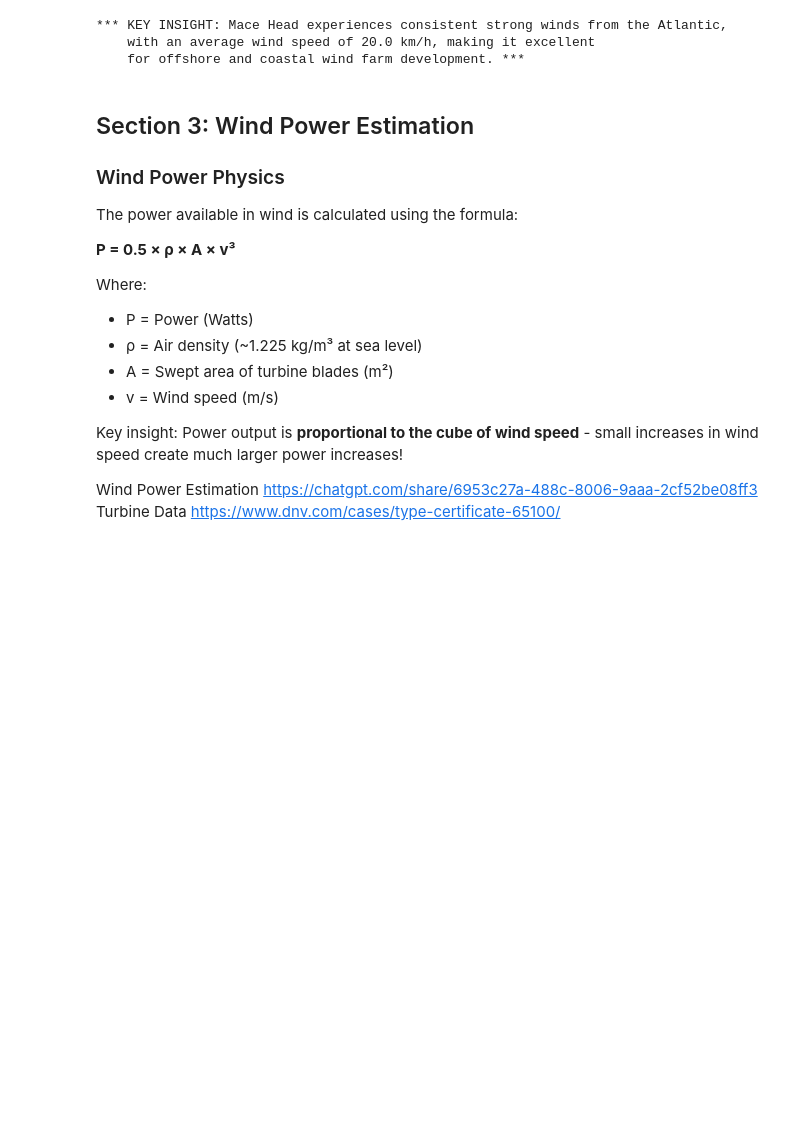
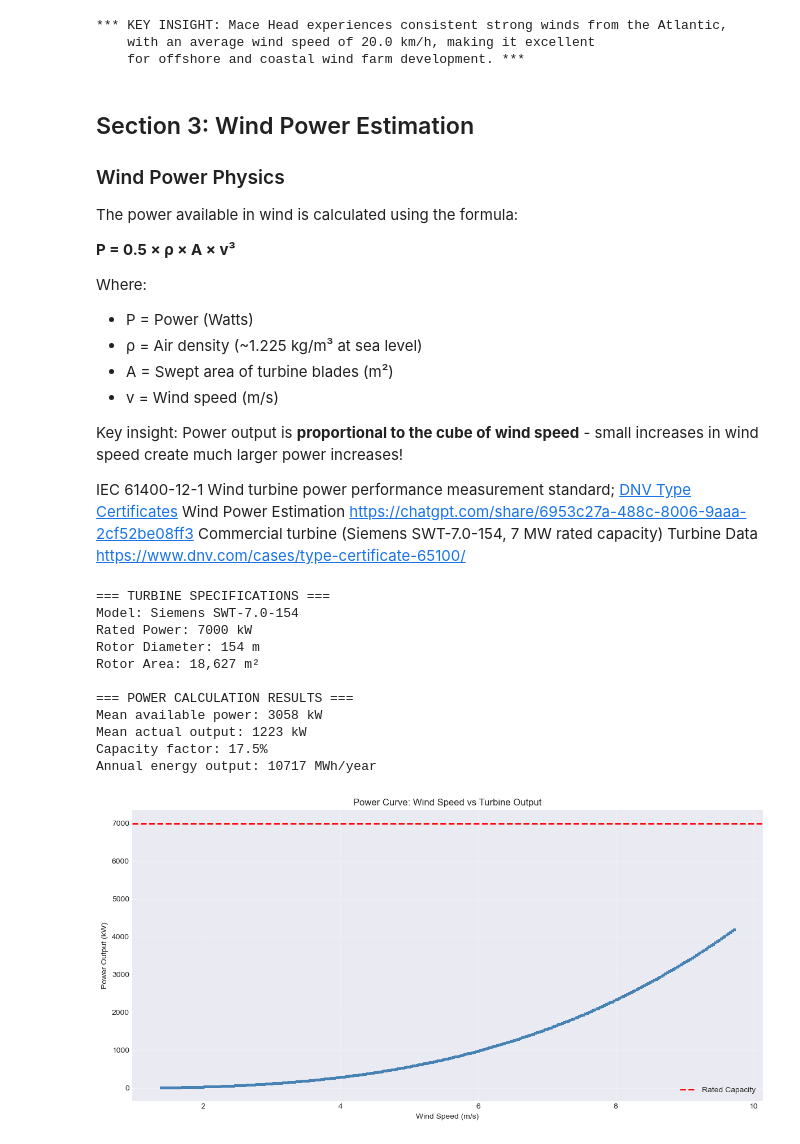
Before and after one commit to HewaOrang/PFDA, a Jupyter notebook: project/project.ipynb, the cells around one changed output. Drawn from its saved outputs; the diff is of its cells as text; code cells hidden in the pictures; blank space fills up the shorter version.

Commit message:
wind power estimation and commenting and references

```diff
--- a/project/project.ipynb
+++ b/project/project.ipynb
@@ -165,6 +178,71 @@ Where:
 
 Key insight: Power output is **proportional to the cube of wind speed** - small increases in wind speed create much larger power increases!
 
-
+IEC 61400-12-1 Wind turbine power performance measurement standard; [DNV Type Certificates](https://www.dnv.com/)
 Wind Power Estimation https://chatgpt.com/share/6953c27a-488c-8006-9aaa-2cf52be08ff3
+Commercial turbine (Siemens SWT-7.0-154, 7 MW rated capacity)
 Turbine Data https://www.dnv.com/cases/type-certificate-65100/
+# %%
+# Define physical constants and turbine parameters
+air_density = 1.225  # kg/m³ at sea level, standard conditions
+rotor_diameter = 154  # meters (diameter of rotor blades)
+rotor_area = np.pi * (rotor_diameter / 2) ** 2  # m² - circular swept area (A = πr²)
+rated_power = 7000  # kW - maximum power turbine can generate
+power_coefficient = 0.40  # Efficiency factor (Betz limit is 0.593)
+
+print("=== TURBINE SPECIFICATIONS ===")
+print(f"Model: Siemens SWT-7.0-154")
+print(f"Rated Power: {rated_power} kW")
+print(f"Rotor Diameter: {rotor_diameter} m")
+print(f"Rotor Area: {rotor_area:,.0f} m²")
+
+# Convert wind speed from km/h to m/s (divide by 3.6)
+wind_speed_ms = df_hourly['Wind_Speed_kmh'] / 3.6
+
+# Calculate AVAILABLE power in the wind using the formula: P = 0.5 * ρ * A * v³
+# Note: Power is CUBIC with wind speed - doubling wind speed = 8x power!
+# Reference: https://en.wikipedia.org/wiki/Wind_power
+available_power_kw = (0.5 * air_density * rotor_area * wind_speed_ms**3) / 1000
+
+# Calculate ACTUAL turbine output accounting for power coefficient (efficiency)
+# Use np.minimum() to cap power at rated capacity - turbine cannot exceed design limit
+# Reference: https://numpy.org/doc/stable/reference/generated/numpy.minimum.html
+actual_power_kw = np.minimum(available_power_kw * power_coefficient, rated_power)
+
+# Store actual power output back to dataframe for later analysis
+df_hourly['Actual_Power_kW'] = actual_power_kw
+
+print(f"\n=== POWER CALCULATION RESULTS ===")
+print(f"Mean available power: {available_power_kw.mean():.0f} kW")
+print(f"Mean actual output: {actual_power_kw.mean():.0f} kW")
+# Capacity factor = actual output / rated capacity
+# Higher = better (>35% is good, >45% is excellent)
+# Reference: https://en.wikipedia.org/wiki/Capacity_factor
+print(f"Capacity factor: {(actual_power_kw.mean() / rated_power * 100):.1f}%")
+# Annual energy = average power × hours per year (8760)
+print(f"Annual energy output: {(actual_power_kw.mean() * 8760 / 1000):.0f} MWh/year")
+
+# Simple visualization showing power curve
+fig, ax = plt.subplots(1, 1, figsize=(12, 6))
+ax.scatter(wind_speed_ms, actual_power_kw, alpha=0.3, s=5, color='steelblue')
+ax.axhline(rated_power, color='red', linestyle='--', linewidth=2, label='Rated Capacity')
+ax.set_xlabel('Wind Speed (m/s)')
+ax.set_ylabel('Power Output (kW)')
+ax.set_title('Power Curve: Wind Speed vs Turbine Output')
+ax.legend()
+ax.grid(True, alpha=0.3)
+plt.tight_layout()
+plt.show()
+# %% [output]
+=== TURBINE SPECIFICATIONS ===
+Model: Siemens SWT-7.0-154
+Rated Power: 7000 kW
+Rotor Diameter: 154 m
+Rotor Area: 18,627 m²
+
+=== POWER CALCULATION RESULTS ===
+Mean available power: 3058 kW
+Mean actual output: 1223 kW
+Capacity factor: 17.5%
+Annual energy output: 10717 MWh/year
+[figure, added]
```
Also changed, not shown: parts of 1 cell of this notebook, 1 other file.
